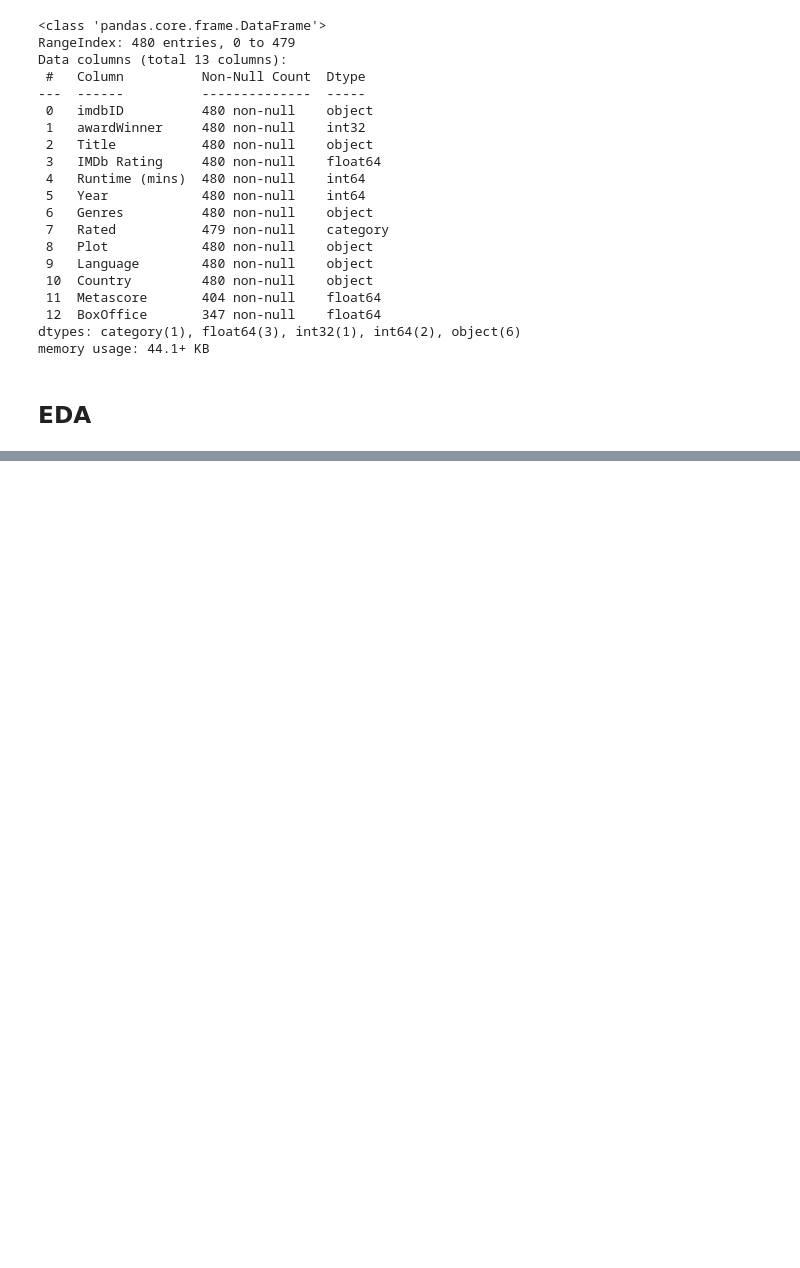
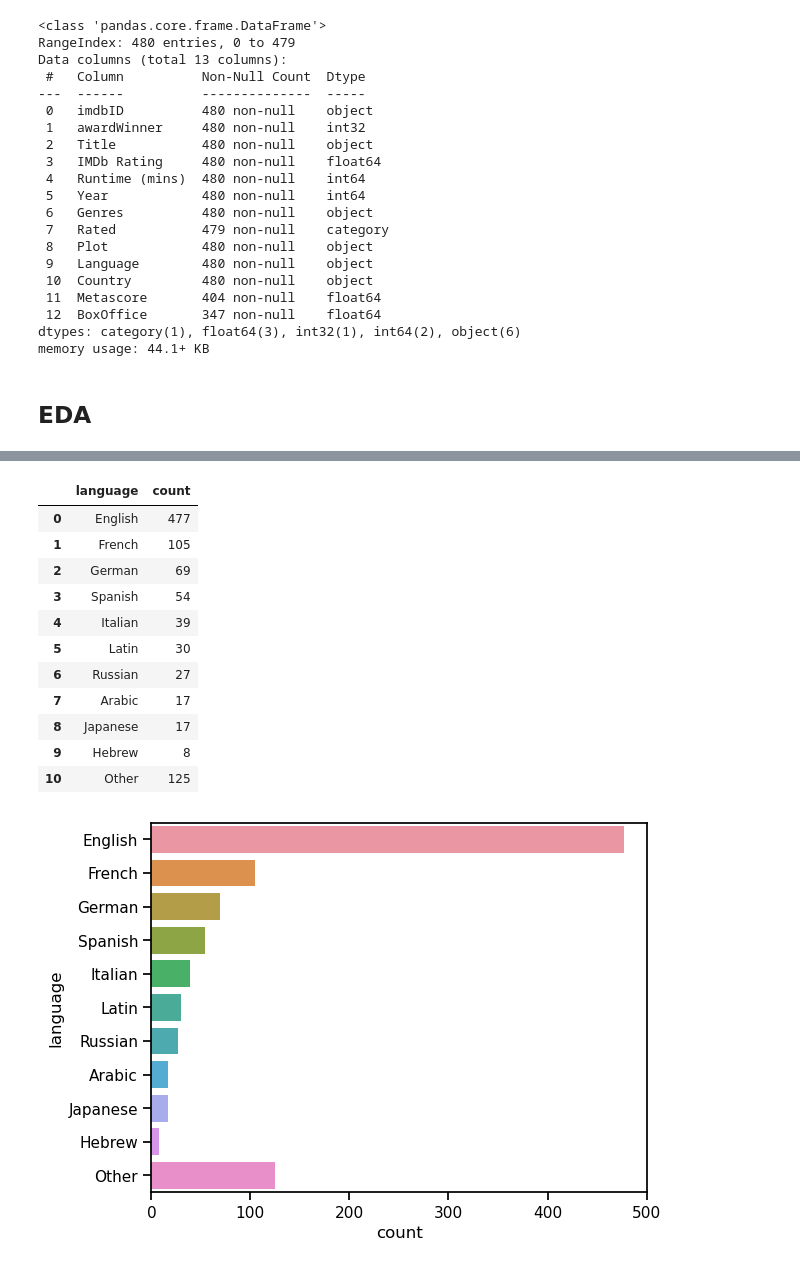
Before and after one commit to gupaulasan/portfolio, a Jupyter notebook: Oscar Winner Prediciton/oscars.ipynb, the cells around one changed output, grey strips where cells are left out. Cells and saved outputs as stored; diff of their text form; code cells hidden in the pictures; blank space fills up the shorter version.

```diff
--- a/Oscar Winner Prediciton/oscars.ipynb
+++ b/Oscar Winner Prediciton/oscars.ipynb
@@ -252,0 +271,15 @@ plt.show()
+# %%
+languages_dict = {}
+for row in nominees.Language:
+    for element in row:
+        element = element.strip()
+        if element in list(languages_dict.keys()):
+            languages_dict[element] += 1
+        else:
+            languages_dict[element] = 1
+
+languages = pd.DataFrame.from_dict(languages_dict, orient='index')
+languages = languages.reset_index()
+languages.columns = ['language','count']
+languages_sorted = languages.sort_values(by='count', ascending=False)
+languages_sorted.head(10)
@@ -252,0 +298,22 @@ plt.show()
+# %%
+top10_lang = languages_sorted.head(10)
+top10_lang = top10_lang.reset_index().drop('index',axis=1)
+top10_lang.loc[len(top10_lang)] = ['Other', sum(languages_sorted.tail(-10)['count'])]
+sns.barplot(data=top10_lang,
+            y='language',
+            x='count')
+top10_lang
+# %% [output]
+|  | language | count |
+| 0 | English | 477 |
+| 1 | French | 105 |
+| 2 | German | 69 |
+| 3 | Spanish | 54 |
+| 4 | Italian | 39 |
+| 5 | Latin | 30 |
+| 6 | Russian | 27 |
+| 7 | Arabic | 17 |
+| 8 | Japanese | 17 |
+| 9 | Hebrew | 8 |
+| 10 | Other | 125 |
+[figure, added]
```
Also changed, not shown: parts of 4 cells of this notebook.
